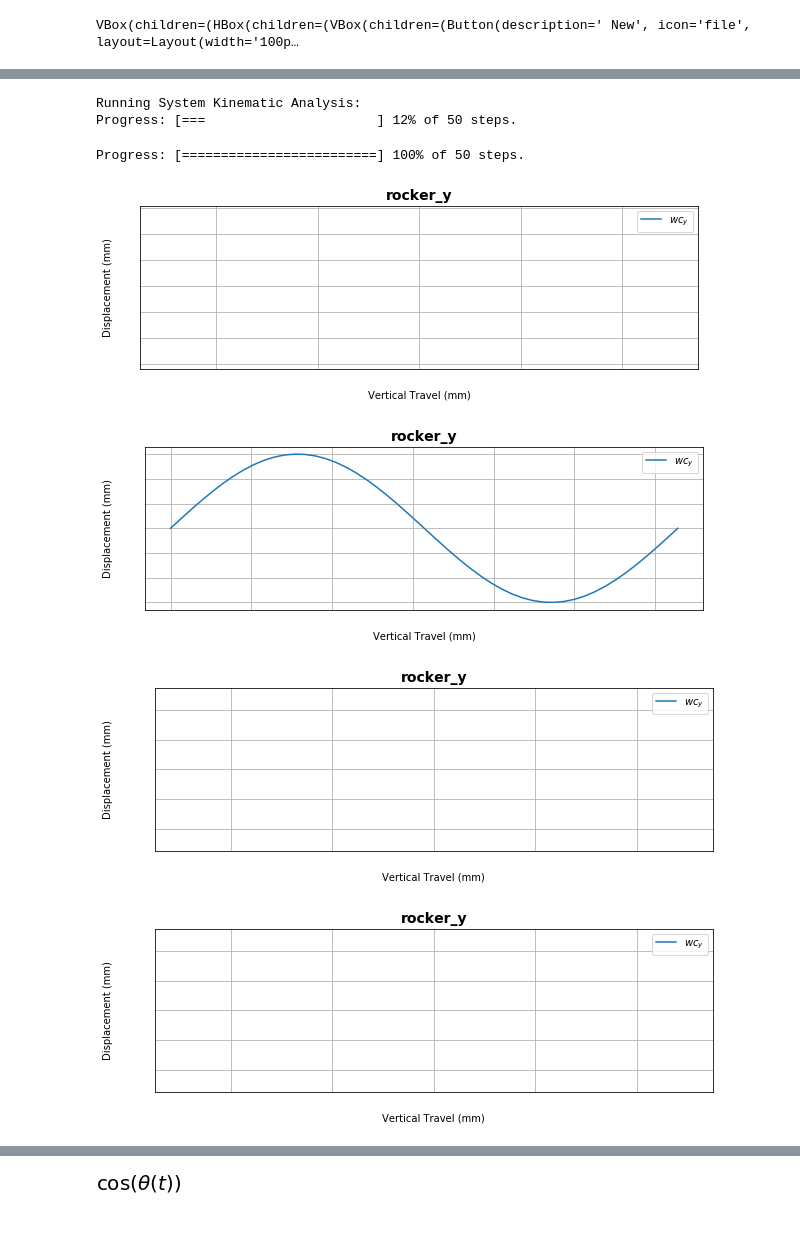
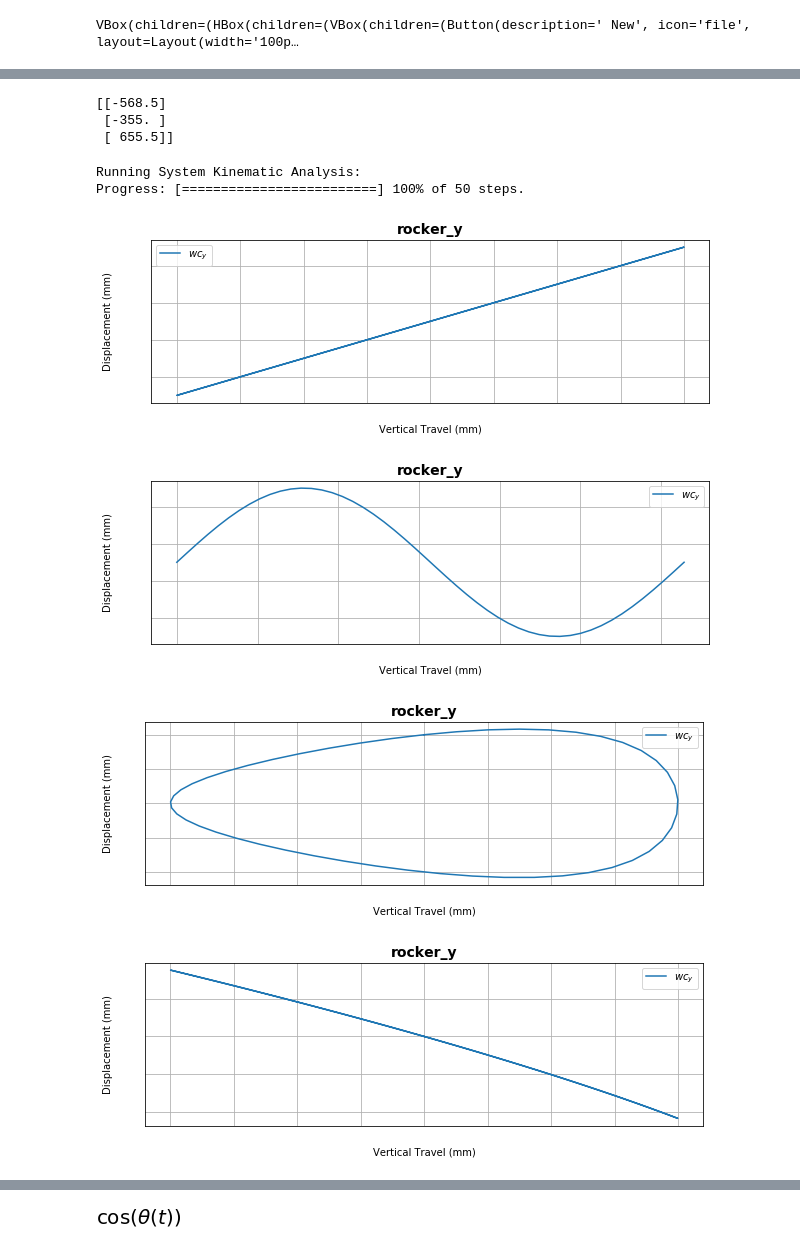
Before and after one commit to khaledghobashy/asurt_cdt, a Jupyter notebook: gui_v6.ipynb, the cells around one changed output, grey strips where cells are left out. Cells and saved outputs as stored; diff of their text form; code cells hidden in the pictures.

```diff
--- a/gui_v6.ipynb
+++ b/gui_v6.ipynb
@@ -55,6 +32,6 @@ m.object_predecessors('jcl_uca_rev')
 # %%
-steering=model()
-steering.show()
+s=model()
+s.show()
 # %% [output]
 ## VEHICLE DYNAMICS MODELING AND SIMULATION TOOL
 VBox(children=(HBox(children=(VBox(children=(Button(description=' New', icon='file', layout=Layout(width='100p…
@@ -65,27 +46,32 @@ steering.draw_topology()
+# %%
+s.bodies['rbl_rocker'].R
+# %% [output]
+[[-568.5]
+ [-355. ]
+ [ 655.5]]
 # %%
-steer_actuator = rotational_drive('act',steering.joints['jcl_rocker_chassis'])
+steer_actuator = absolute_locating('act',s.bodies['rbl_rocker'],'y')
 #steer_actuator = absolute_locating('act',steering.bodies['rbl_rocker'],'y')
 # %%
 ac=pd.Series([steer_actuator],index=['act'])
-q0   = pd.concat([i.dic    for i in steering.bodies])
-topology_writer(steering.bodies,steering.joints,ac,[],'steering_data3')
+q0   = pd.concat([i.dic    for i in s.bodies])
+topology_writer(s.bodies,s.joints,ac,[],'ss')
 
 t=np.linspace(0,2*np.pi,50)
-steer_actuator.pos_array=30*np.sin(t)
+steer_actuator.pos_array=s.bodies['rbl_rocker'].R.y+(20*np.sin(t))
 #steer_actuator.pos_array=steering.bodies['rbl_rocker'].R.y+50*np.sin(4*t)
 
-
-
-pos_df,vel_df,acc_df,itr=kds(steering.bodies,steering.joints,ac,'steering_data3',t)
+pos_df,vel_df,acc_df,itr=kds(s.bodies,s.joints,ac,'ss',t)
 # %% [output]
 Running System Kinematic Analysis:
-Progress: [===                      ] 12% of 50 steps.
+Progress: [=========================] 100% of 50 steps.
-Progress: [=========================] 100% of 50 steps.
 # %%
+actuator_travel = steer_actuator.pos_array-s.bodies['rbl_rocker'].R.y
+
 figsize=(10,3)
 plt.figure('rocker_y',figsize=figsize)
 plt.title('rocker_y', fontsize=14, fontweight='bold')
-plt.plot(steer_actuator.pos_array,pos_df['rbr_rocker.y'][1:],label=r'$wc_{y}$')
+plt.plot(actuator_travel,pos_df['rbl_rocker.y'][1:],label=r'$wc_{y}$')
 plt.legend()
 plt.tick_params(axis='x', colors='white')
 plt.tick_params(axis='y', colors='white')
@@ -99,35 +85,35 @@ plt.title('rocker_y', fontsize=14, fontweight='bold')
 plt.plot(t,steer_actuator.pos_array,label=r'$wc_{y}$')
 plt.legend()
 plt.tick_params(axis='x', colors='white')
 plt.tick_params(axis='y', colors='white')
 plt.xlabel('Vertical Travel (mm)')
 plt.ylabel('Displacement (mm)')
 plt.grid()
 plt.show()
 
 plt.figure('s',figsize=figsize)
 plt.title('rocker_y', fontsize=14, fontweight='bold')
 plt.plot(steer_actuator.pos_array,vel_df['rbr_rocker.y'][1:],label=r'$wc_{y}$')
 plt.legend()
 plt.tick_params(axis='x', colors='white')
 plt.tick_params(axis='y', colors='white')
 plt.xlabel('Vertical Travel (mm)')
 plt.ylabel('Displacement (mm)')
 plt.grid()
 plt.show()
 
 plt.figure('sss',figsize=figsize)
 plt.title('rocker_y', fontsize=14, fontweight='bold')
-plt.plot(steer_actuator.pos_array,acc_df['rbr_rocker.y'][1:],label=r'$wc_{y}$')
+plt.plot(actuator_travel,pos_df['rbs_coupler.y'][1:],label=r'$wc_{y}$')
 plt.legend()
 plt.tick_params(axis='x', colors='white')
 plt.tick_params(axis='y', colors='white')
 plt.xlabel('Vertical Travel (mm)')
 plt.ylabel('Displacement (mm)')
 plt.grid()
 plt.show()
 # %% [output]
-[figure, old version]
+[figure, new version]
-[figure, old version]
+[figure, new version]
-[figure, old version]
+[figure, new version]
-[figure, old version]
+[figure, new version]
```
Also changed, not shown: parts of 10 cells of this notebook, 11 other files.
